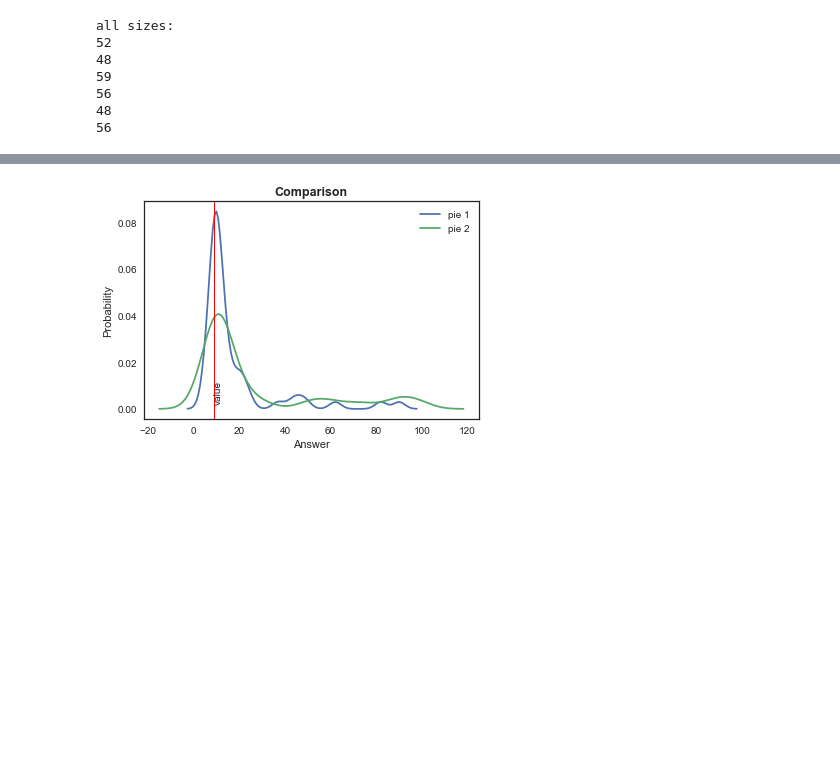
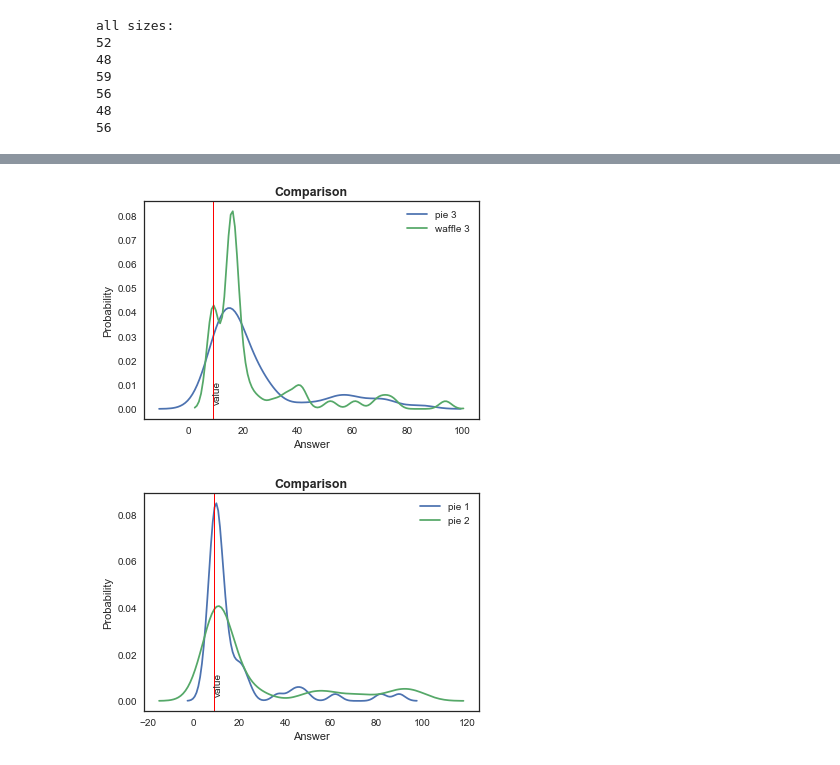
Before and after one commit to rodrigovaldes/data_viz_exp, a Jupyter notebook: Data Visualization Experiment_RVO.ipynb, the cells around one changed output, grey strips where cells are left out. Drawn from its saved outputs; the diff is of its cells as text; code cells hidden in the pictures; blank space fills up the shorter version.

```diff
--- a/Data Visualization Experiment_RVO.ipynb
+++ b/Data Visualization Experiment_RVO.ipynb
@@ -291,3 +306,10 @@ all sizes:
+# %%
+# Pie 3 Vs Waffle 3
+names = ["pie 3", "waffle 3"]
+plot_distributions([p3, w3], names, "Answer", "Probability", "Comparison", 9,
+                   True, "images/eighteen.png")
+# %% [output]
+[figure, added]
 # %%
 # Pie Vs Waffle
 names = ["pie 1", "pie 2"]
```
Also changed, not shown: parts of 5 cells of this notebook, 10 other files.
